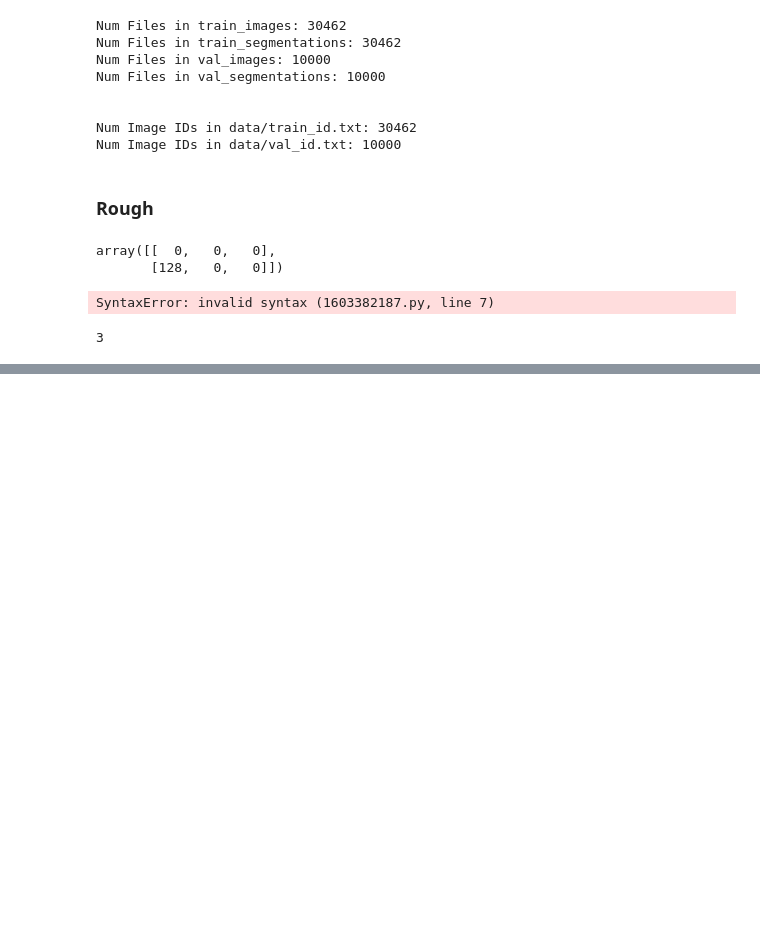
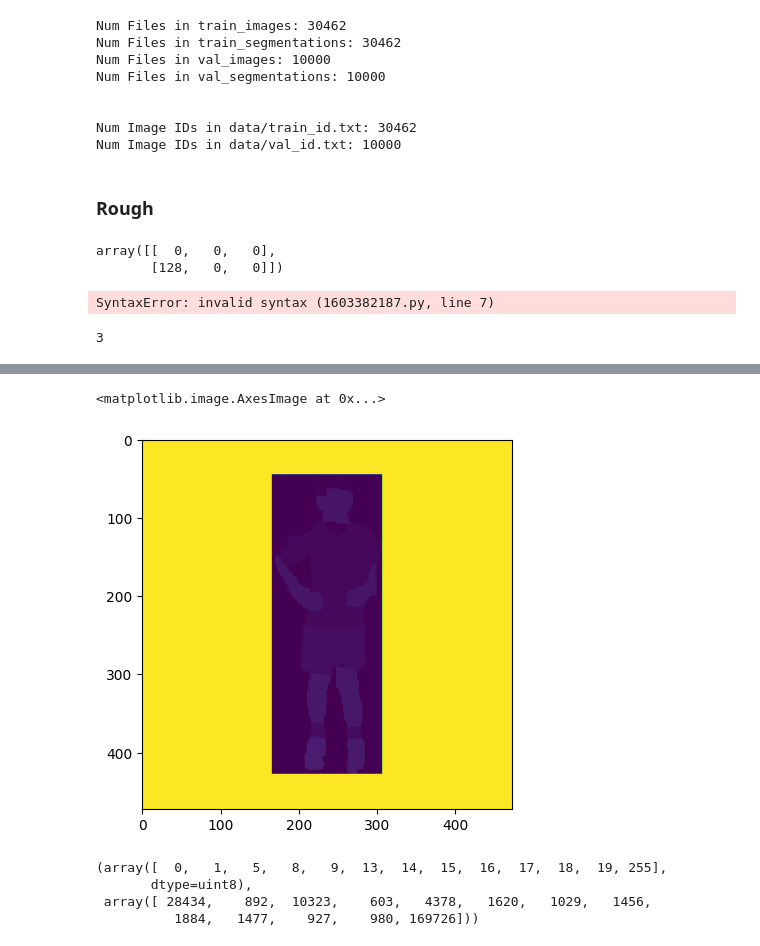
Before and after one commit to JelinR/Self-Correction-Human-Parsing, a Jupyter notebook: rough_work.ipynb, the cells around one changed output, grey strips where cells are left out. Drawn from its saved outputs; the diff is of its cells as text; code cells hidden in the pictures; blank space fills up the shorter version.

```diff
--- a/rough_work.ipynb
+++ b/rough_work.ipynb
@@ -88,0 +229,15 @@ lab << 0
+# %%
+seg_img = train_dataset[0][1]
+
+plt.imshow(seg_img)
+# %% [output]
+<matplotlib.image.AxesImage at 0x...>
+[figure, added]
+# %%
+seg_img_flat = seg_img.view(-1)
+np.unique(seg_img_flat, return_counts=True)
+# %% [output]
+(array([  0,   1,   5,   8,   9,  13,  14,  15,  16,  17,  18,  19, 255],
+       dtype=uint8),
+ array([ 28434,    892,  10323,    603,   4378,   1620,   1029,   1456,
+          1884,   1477,    927,    980, 169726]))
```
Also changed, not shown: parts of 12 cells of this notebook, 5 other files.
